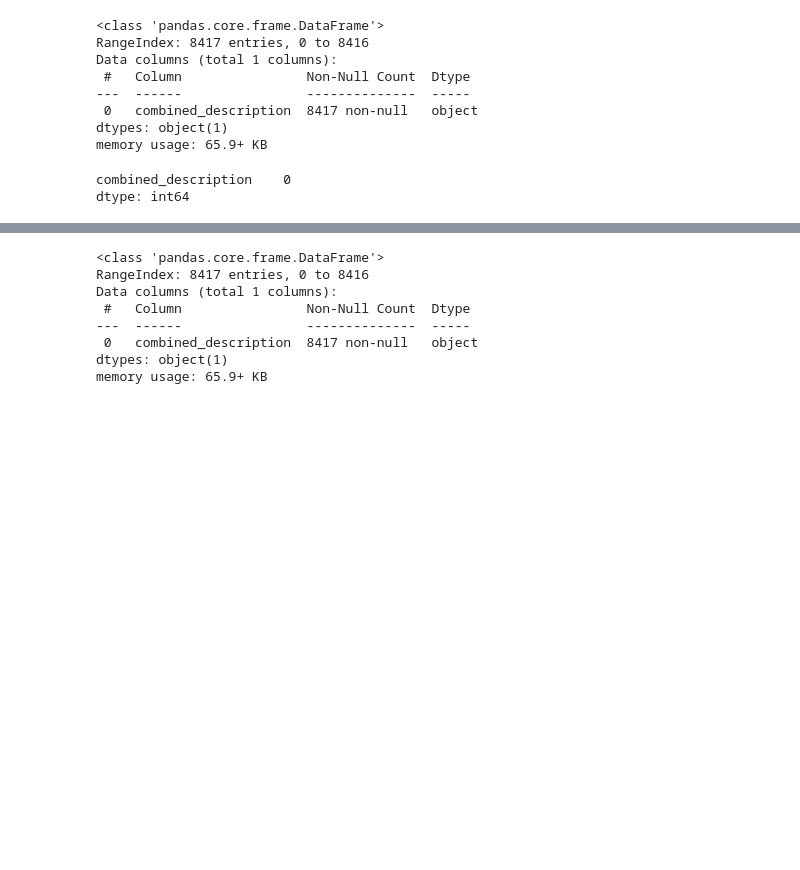
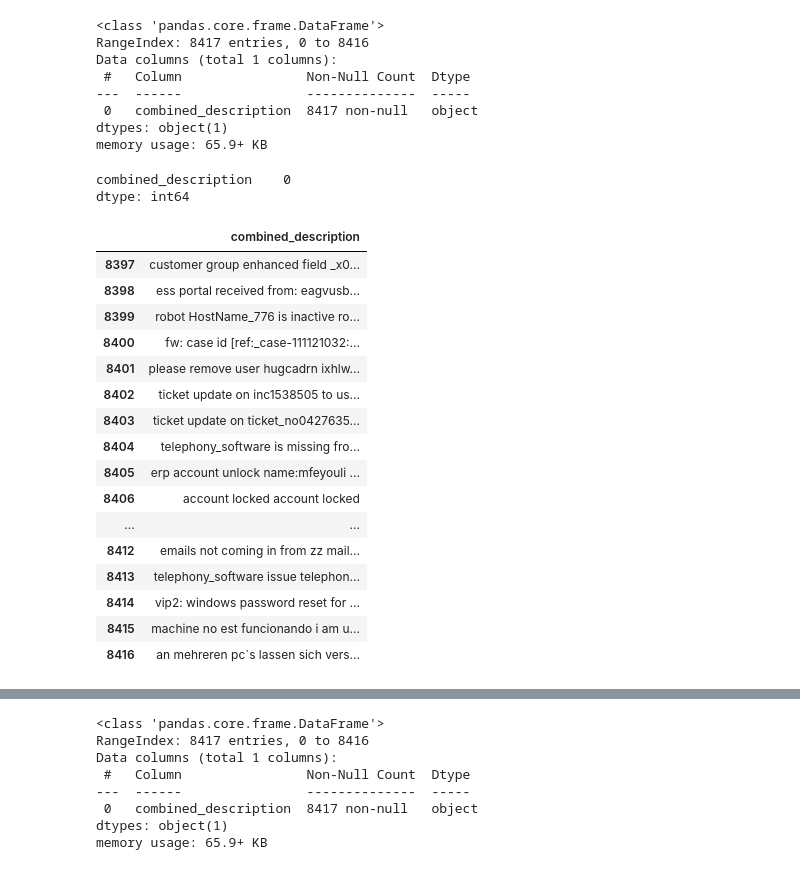
Before and after one commit to pbhuch/GL_DecA_G4_NLP1, a Jupyter notebook: GL_DecA_G4_NLP1.ipynb, the cells around one changed output, grey strips where cells are left out. Cells and saved outputs as stored; diff of their text form; code cells hidden in the pictures; blank space fills up the shorter version.

```diff
--- a/GL_DecA_G4_NLP1.ipynb
+++ b/GL_DecA_G4_NLP1.ipynb
@@ -114,0 +111,20 @@ def fn_remove_email(df,columnName):
+# %%
+df.tail(20)
+# %% [output]
+|  | combined_description |
+| 8397 | customer group enhanced field _x0... |
+| 8398 | ess portal received from: eagvusb... |
+| 8399 | robot HostName_776 is inactive ro... |
+| 8400 | fw: case id [ref:_case-111121032:... |
+| 8401 | please remove user hugcadrn ixhlw... |
+| 8402 | ticket update on inc1538505 to us... |
+| 8403 | ticket update on ticket_no0427635... |
+| 8404 | telephony_software is missing fro... |
+| 8405 | erp account unlock name:mfeyouli ... |
+| 8406 | account locked account locked |
+| ... | ... |
+| 8412 | emails not coming in from zz mail... |
+| 8413 | telephony_software issue telephon... |
+| 8414 | vip2: windows password reset for ... |
+| 8415 | machine no est funcionando i am u... |
+| 8416 | an mehreren pc`s lassen sich vers... |
```
Also changed, not shown: parts of 35 cells of this notebook.
